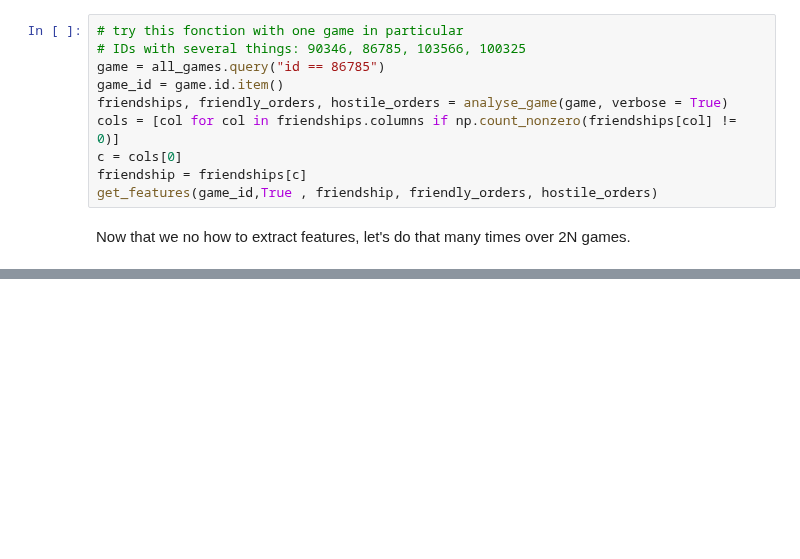
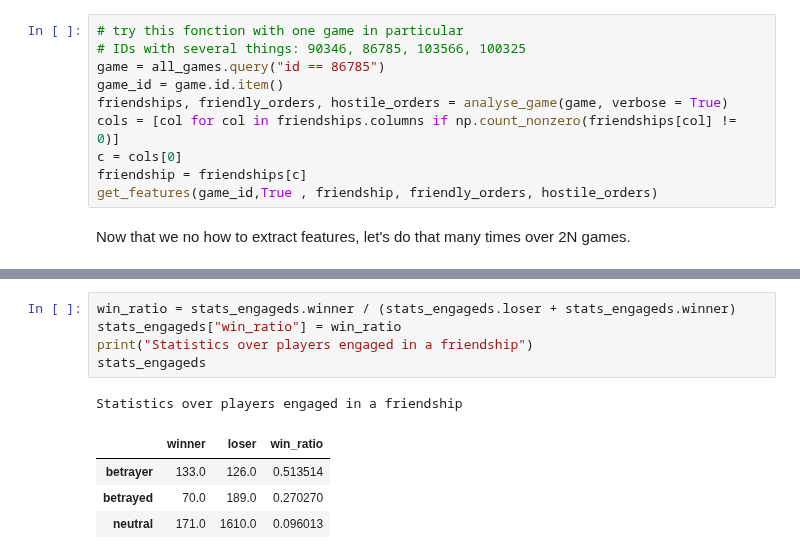
Before and after one commit to epfl-ada/ada-2020-project-milestone-p3-p3_chic, a Jupyter notebook: p4.ipynb, the cells around one changed output, grey strips where cells are left out. Saved outputs shown, nothing was run; the diff lists cells and outputs as text; blank space fills up the shorter version.

Commit message:
adding descriptive statistics and classifier

```diff
--- a/p4.ipynb
+++ b/p4.ipynb
@@ -939,0 +1062,11 @@ features
+# %%
+win_ratio = stats_engageds.winner / (stats_engageds.loser + stats_engageds.winner)
+stats_engageds["win_ratio"] = win_ratio
+print("Statistics over players engaged in a friendship")
+stats_engageds
+# %% [output]
+Statistics over players engaged in a friendship
+|  | winner | loser | win_ratio |
+| betrayer | 133.0 | 126.0 | 0.513514 |
+| betrayed | 70.0 | 189.0 | 0.270270 |
+| neutral | 171.0 | 1610.0 | 0.096013 |
```
Also changed, not shown: parts of 28 cells of this notebook.
